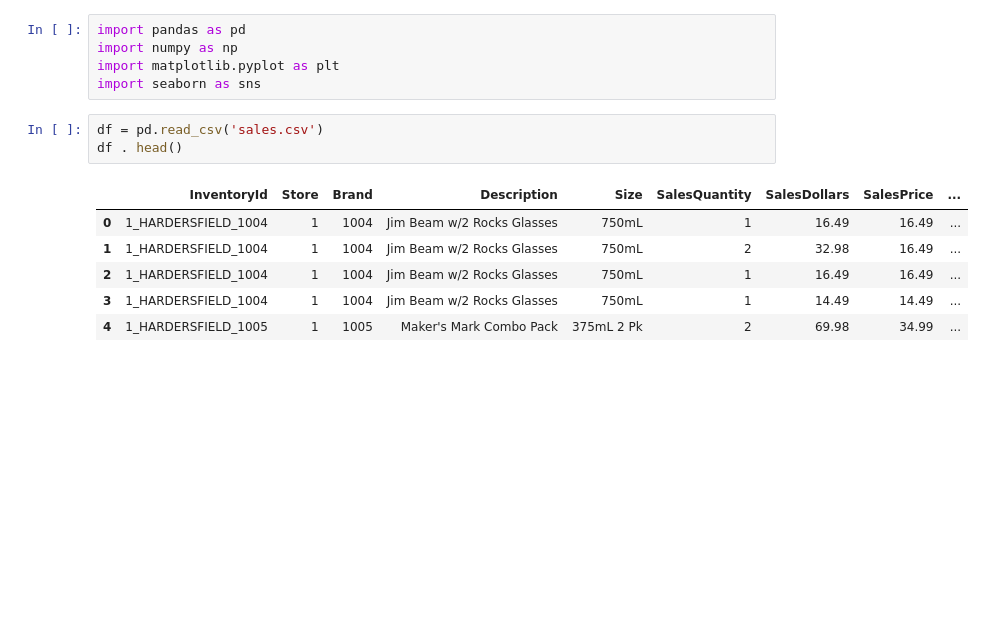
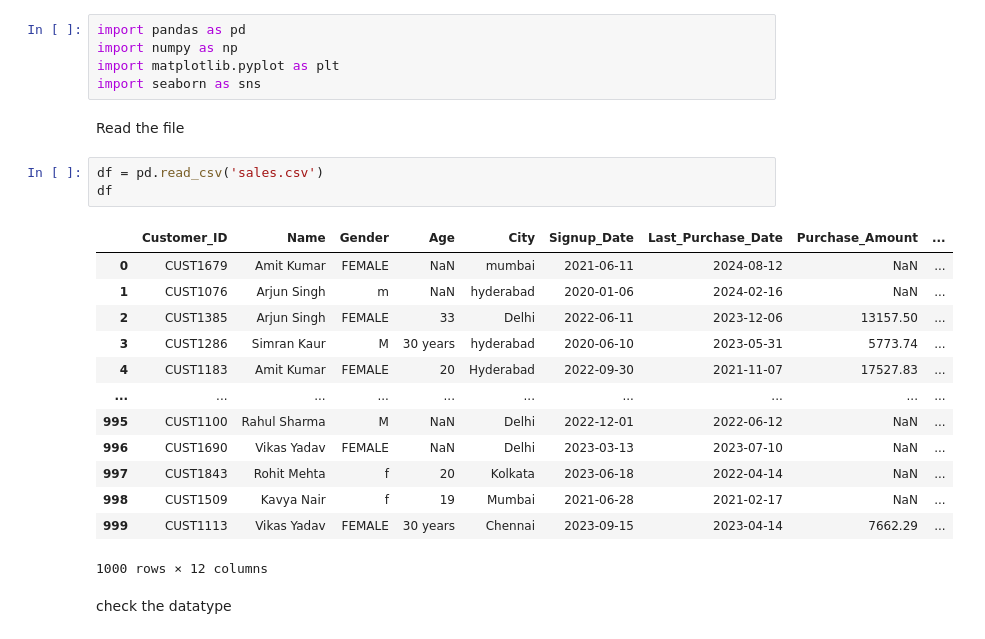
Before and after one commit to priyayadav2004/Customer-Sales-Analysis, a Jupyter notebook: sales.ipynb, the cells around one changed output. Cells and saved outputs as stored; diff of their text form; blank space fills up the shorter version.

Commit message:
Initial commit - Customer Sales Analysis Project

```diff
--- a/sales.ipynb
+++ b/sales.ipynb
@@ -3,16 +3,27 @@ import pandas as pd
 import numpy as np
 import matplotlib.pyplot as plt
 import seaborn as sns
+# %% [markdown]
+Read the file
 # %%
 df = pd.read_csv('sales.csv')
-df . head()
+df
 # %% [output]
-|  | InventoryId | Store | Brand | Description | Size | SalesQuantity | SalesDollars | SalesPrice | ... |
-| 0 | 1_HARDERSFIELD_1004 | 1 | 1004 | Jim Beam w/2 Rocks Glasses | 750mL | 1 | 16.49 | 16.49 | ... |
-| 1 | 1_HARDERSFIELD_1004 | 1 | 1004 | Jim Beam w/2 Rocks Glasses | 750mL | 2 | 32.98 | 16.49 | ... |
-| 2 | 1_HARDERSFIELD_1004 | 1 | 1004 | Jim Beam w/2 Rocks Glasses | 750mL | 1 | 16.49 | 16.49 | ... |
-| 3 | 1_HARDERSFIELD_1004 | 1 | 1004 | Jim Beam w/2 Rocks Glasses | 750mL | 1 | 14.49 | 14.49 | ... |
-| 4 | 1_HARDERSFIELD_1005 | 1 | 1005 | Maker's Mark Combo Pack | 375mL 2 Pk | 2 | 69.98 | 34.99 | ... |
+|  | Customer_ID | Name | Gender | Age | City | Signup_Date | Last_Purchase_Date | Purchase_Amount | ... |
+| 0 | CUST1679 | Amit Kumar | FEMALE | NaN | mumbai | 2021-06-11 | 2024-08-12 | NaN | ... |
+| 1 | CUST1076 | Arjun Singh | m | NaN | hyderabad | 2020-01-06 | 2024-02-16 | NaN | ... |
+| 2 | CUST1385 | Arjun Singh | FEMALE | 33 | Delhi | 2022-06-11 | 2023-12-06 | 13157.50 | ... |
+| 3 | CUST1286 | Simran Kaur | M | 30 years | hyderabad | 2020-06-10 | 2023-05-31 | 5773.74 | ... |
+| 4 | CUST1183 | Amit Kumar | FEMALE | 20 | Hyderabad | 2022-09-30 | 2021-11-07 | 17527.83 | ... |
+| ... | ... | ... | ... | ... | ... | ... | ... | ... | ... |
+| 995 | CUST1100 | Rahul Sharma | M | NaN | Delhi | 2022-12-01 | 2022-06-12 | NaN | ... |
+| 996 | CUST1690 | Vikas Yadav | FEMALE | NaN | Delhi | 2023-03-13 | 2023-07-10 | NaN | ... |
+| 997 | CUST1843 | Rohit Mehta | f | 20 | Kolkata | 2023-06-18 | 2022-04-14 | NaN | ... |
+| 998 | CUST1509 | Kavya Nair | f | 19 | Mumbai | 2021-06-28 | 2021-02-17 | NaN | ... |
+| 999 | CUST1113 | Vikas Yadav | FEMALE | 30 years | Chennai | 2023-09-15 | 2023-04-14 | 7662.29 | ... |
+1000 rows × 12 columns
+# %% [markdown]
+check the datatype
 # %%
 df.info()
 # %% [output]
```
Also changed, not shown: parts of 81 cells of this notebook, 1 other file.
